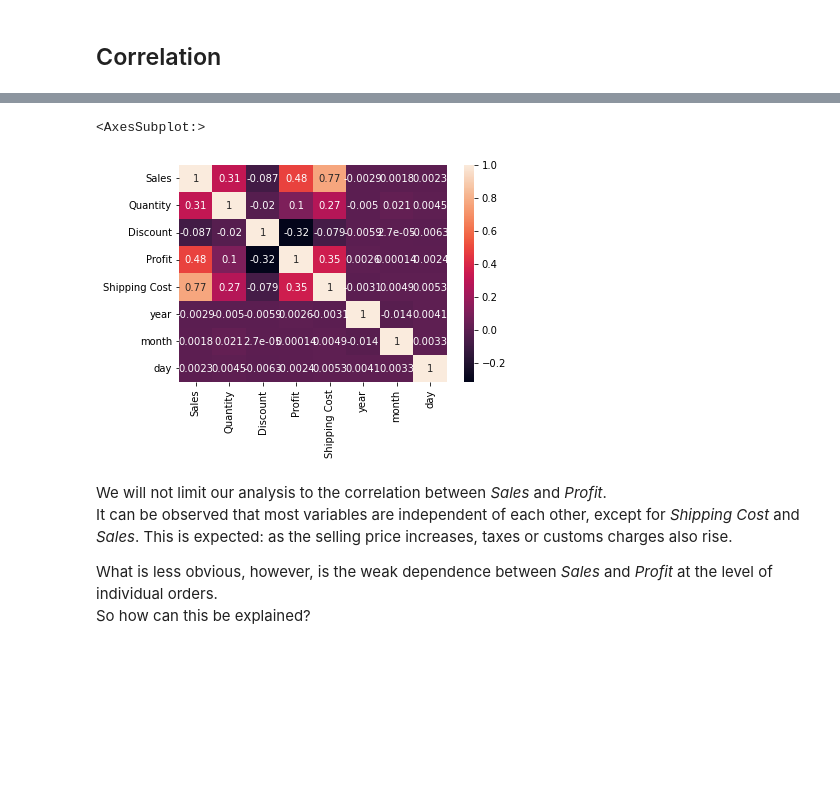
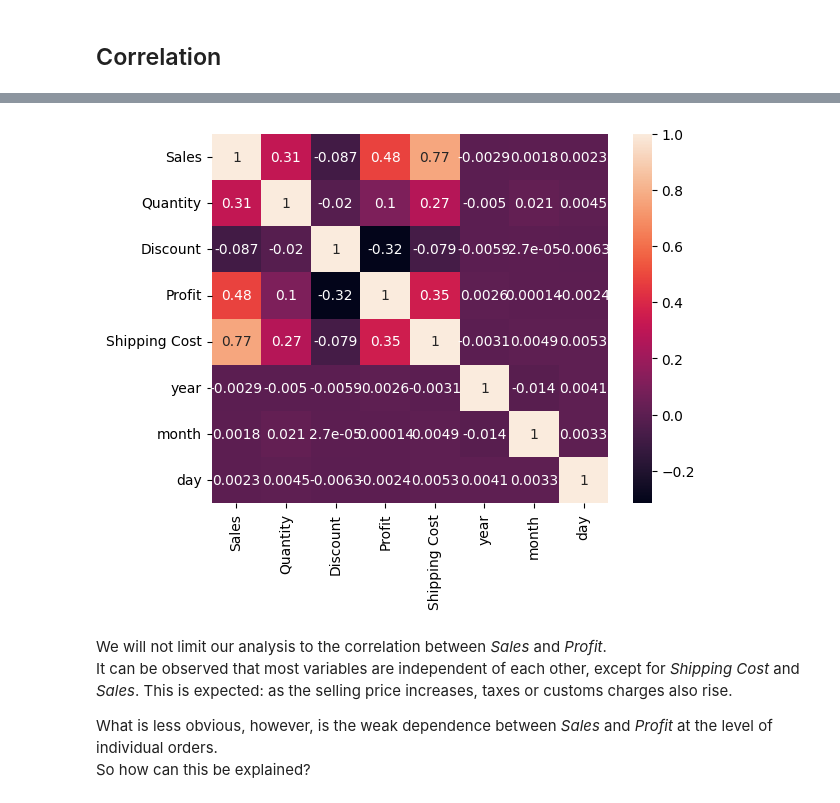
Before and after one commit to anasselbasra/my-first-project-data-analysis-global-superstore, a Jupyter notebook: El Basraoui_Anass.ipynb, the cells around one changed output, grey strips where cells are left out. Cells and saved outputs as stored; diff of their text form; code cells hidden in the pictures; blank space fills up the shorter version.

```diff
--- a/El Basraoui_Anass.ipynb
+++ b/El Basraoui_Anass.ipynb
@@ -542,9 +560,9 @@ For some countries (27 countries), not only is the profit always negative, but t
 # %%
-c=df.corr()
+c=df.select_dtypes('number').corr()
 sns.heatmap(c,annot=True)
+plt.show()
 # %% [output]
-<AxesSubplot:>
-[figure, old version]
+[figure, new version]
 # %% [markdown]
 We will not limit our analysis to the correlation between *Sales* and *Profit*.
 It can be observed that most variables are independent of each other, except for *Shipping Cost* and *Sales*. This is expected: as the selling price increases, taxes or customs charges also rise.
```
Also changed, not shown: parts of 24 cells of this notebook.
